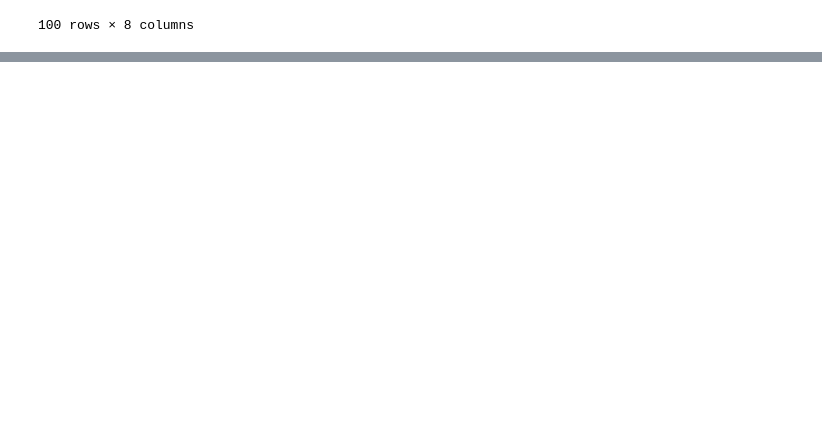
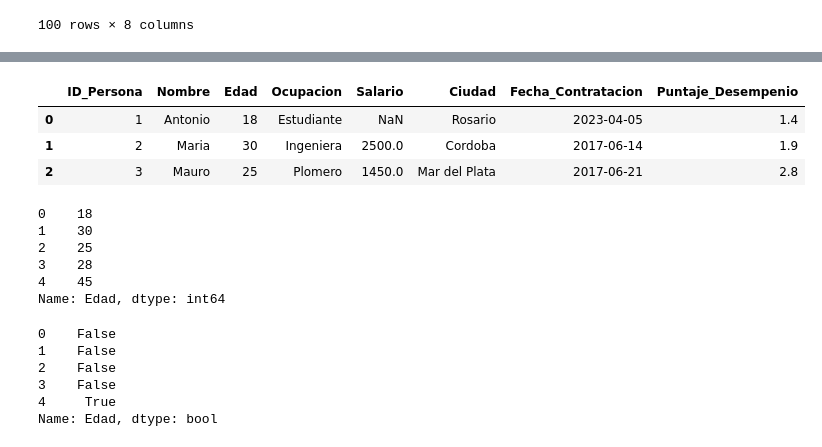
Before and after one commit to AlexisRmnk/practicaInformatorio2022, a Jupyter notebook: prog_web/01_python/practicas_03_adicional_post_info/PANDAS/pandas02.ipynb, the cells around one changed output, grey strips where cells are left out. Cells and saved outputs as stored; diff of their text form; code cells hidden in the pictures; blank space fills up the shorter version.

```diff
--- a/prog_web/01_python/practicas_03_adicional_post_info/PANDAS/pandas02.ipynb
+++ b/prog_web/01_python/practicas_03_adicional_post_info/PANDAS/pandas02.ipynb
@@ -21,0 +63,32 @@ df
+# %%
+# recordando la estructura original:
+df.head(3)
+# %% [output]
+|  | ID_Persona | Nombre | Edad | Ocupacion | Salario | Ciudad | Fecha_Contratacion | Puntaje_Desempenio |
+| 0 | 1 | Antonio | 18 | Estudiante | NaN | Rosario | 2023-04-05 | 1.4 |
+| 1 | 2 | Maria | 30 | Ingeniera | 2500.0 | Cordoba | 2017-06-14 | 1.9 |
+| 2 | 3 | Mauro | 25 | Plomero | 1450.0 | Mar del Plata | 2017-06-21 | 2.8 |
+# %%
+# Quiero filtar todos aquellos registros con edades mayores a 45
+# Lo voy viendo paso a paso
+# Tengo esta Serie que es mi columna edad:
+serie_edades = df["Edad"]
+serie_edades.head(5)
+# %% [output]
+0    18
+1    30
+2    25
+3    28
+4    45
+Name: Edad, dtype: int64
+# %%
+# puedo generar una serie de booleanos pasandole una condicion
+serie_booleanos_condicion = serie_edades >= 45
+serie_booleanos_condicion.head(5)
+# %% [output]
+0    False
+1    False
+2    False
+3    False
+4     True
+Name: Edad, dtype: bool
```
Also changed, not shown: parts of 14 cells of this notebook, 1 other file.
